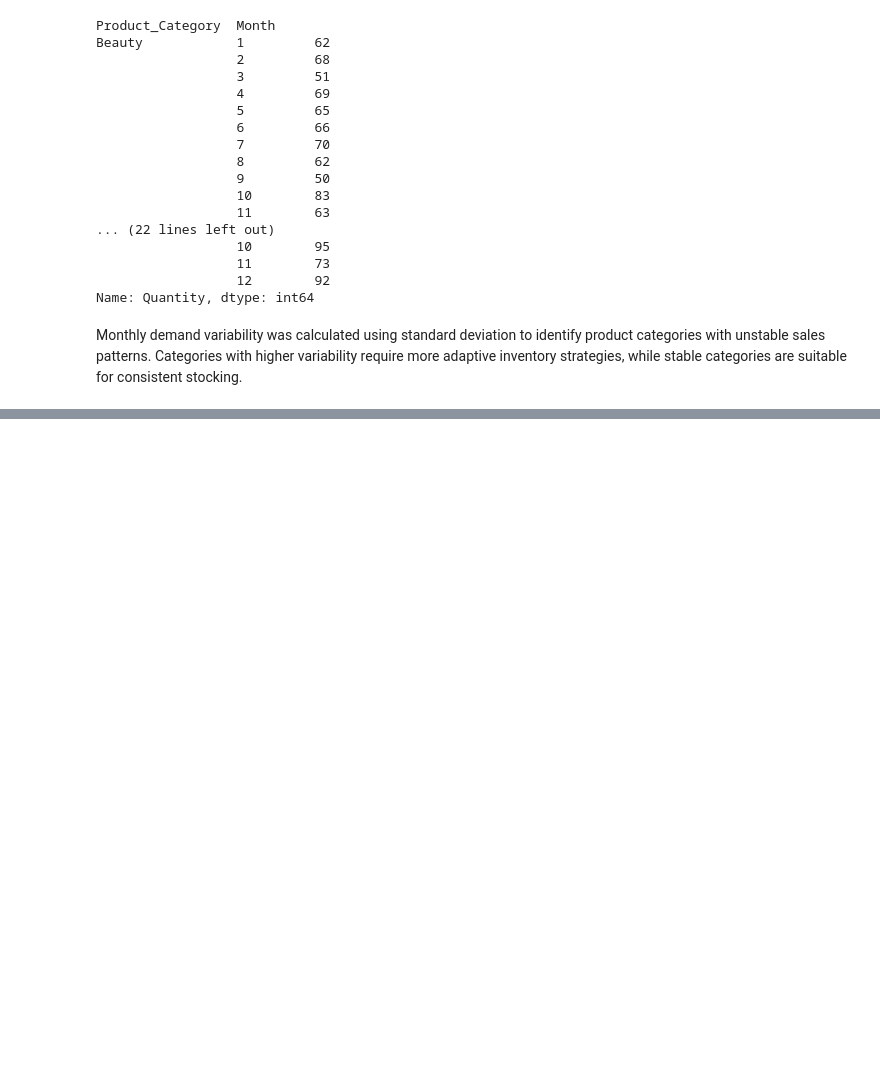
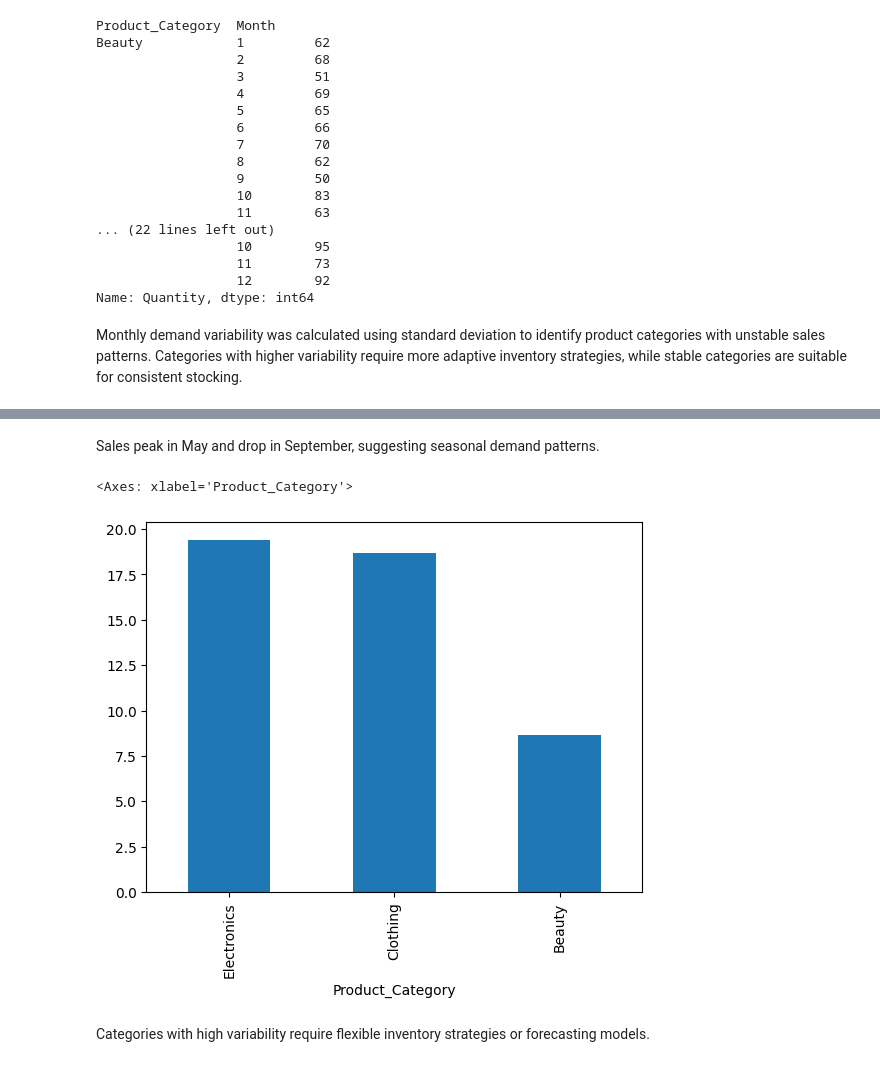
Before and after one commit to 0sinach1/data-and-ai-portfolio, a Jupyter notebook: 2026/2026-01-sale-demand-analysis/notebooks/01_exploration.ipynb, the cells around one changed output, grey strips where cells are left out. Cells and saved outputs as stored; diff of their text form; code cells hidden in the pictures; blank space fills up the shorter version.

```diff
--- a/2026/2026-01-sale-demand-analysis/notebooks/01_exploration.ipynb
+++ b/2026/2026-01-sale-demand-analysis/notebooks/01_exploration.ipynb
@@ -249,0 +271,9 @@ Monthly demand variability was calculated using standard deviation to identify p
+# %% [markdown]
+Sales peak in May and drop in September, suggesting seasonal demand patterns.
+# %%
+demand_variability.plot(kind='bar')
+# %% [output]
+<Axes: xlabel='Product_Category'>
+[figure, added]
+# %% [markdown]
+Categories with high variability require flexible inventory strategies or forecasting models.
```
Also changed, not shown: parts of 5 cells of this notebook.
